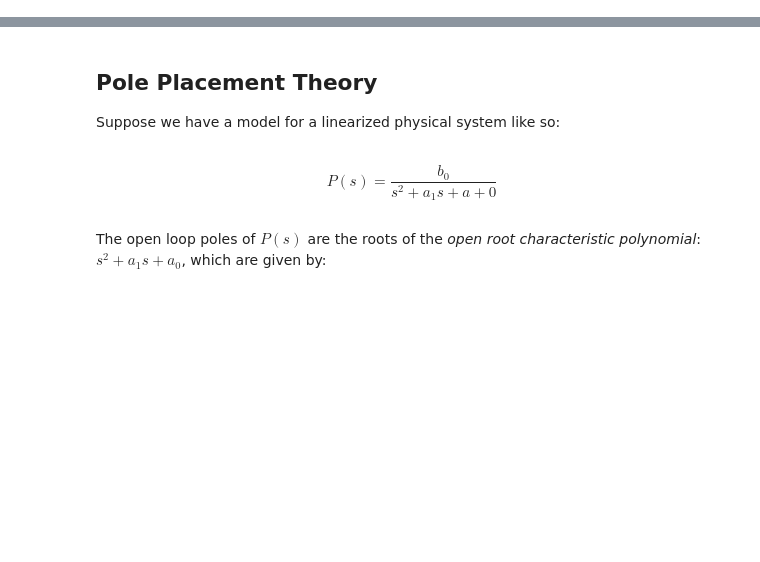
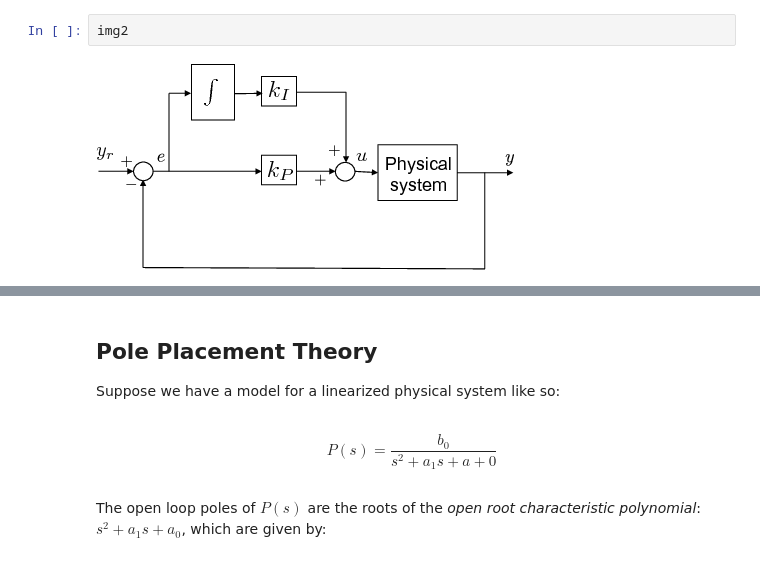
Before and after one commit to rleish/controlNotebooks, a Jupyter notebook: 7_PID_PolePlacement.ipynb, the cells around one changed output, grey strips where cells are left out. Cells and saved outputs as stored; diff of their text form; blank space fills up the shorter version.

```diff
--- a/7_PID_PolePlacement.ipynb
+++ b/7_PID_PolePlacement.ipynb
@@ -29,0 +33,4 @@ TODO: insert and quickly discuss Figure 6-5 - better yet, make the figure real,
+# %%
+img2
+# %% [output]
+[figure, added]
```
Also changed, not shown: parts of 27 cells of this notebook, 7 other files.
